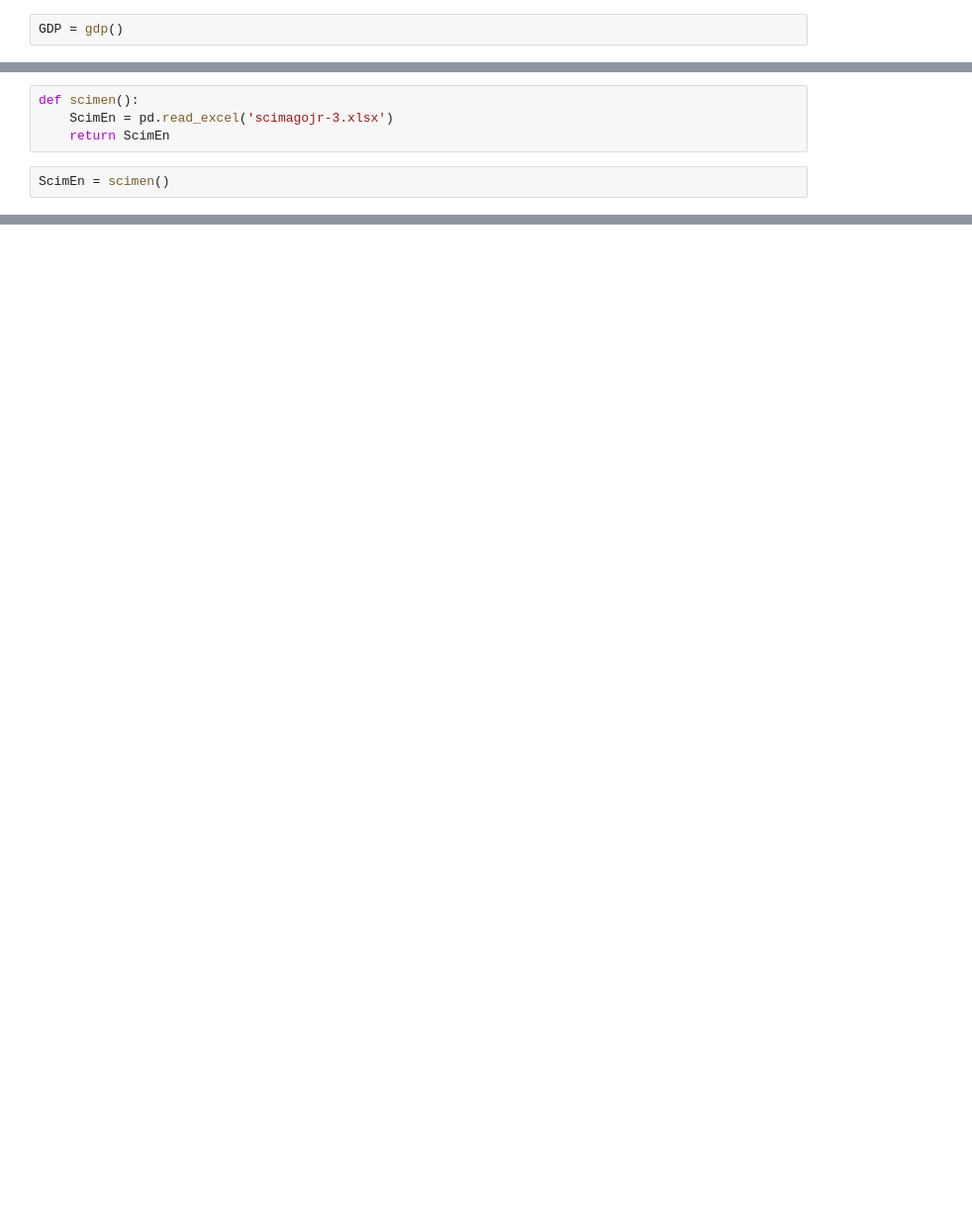
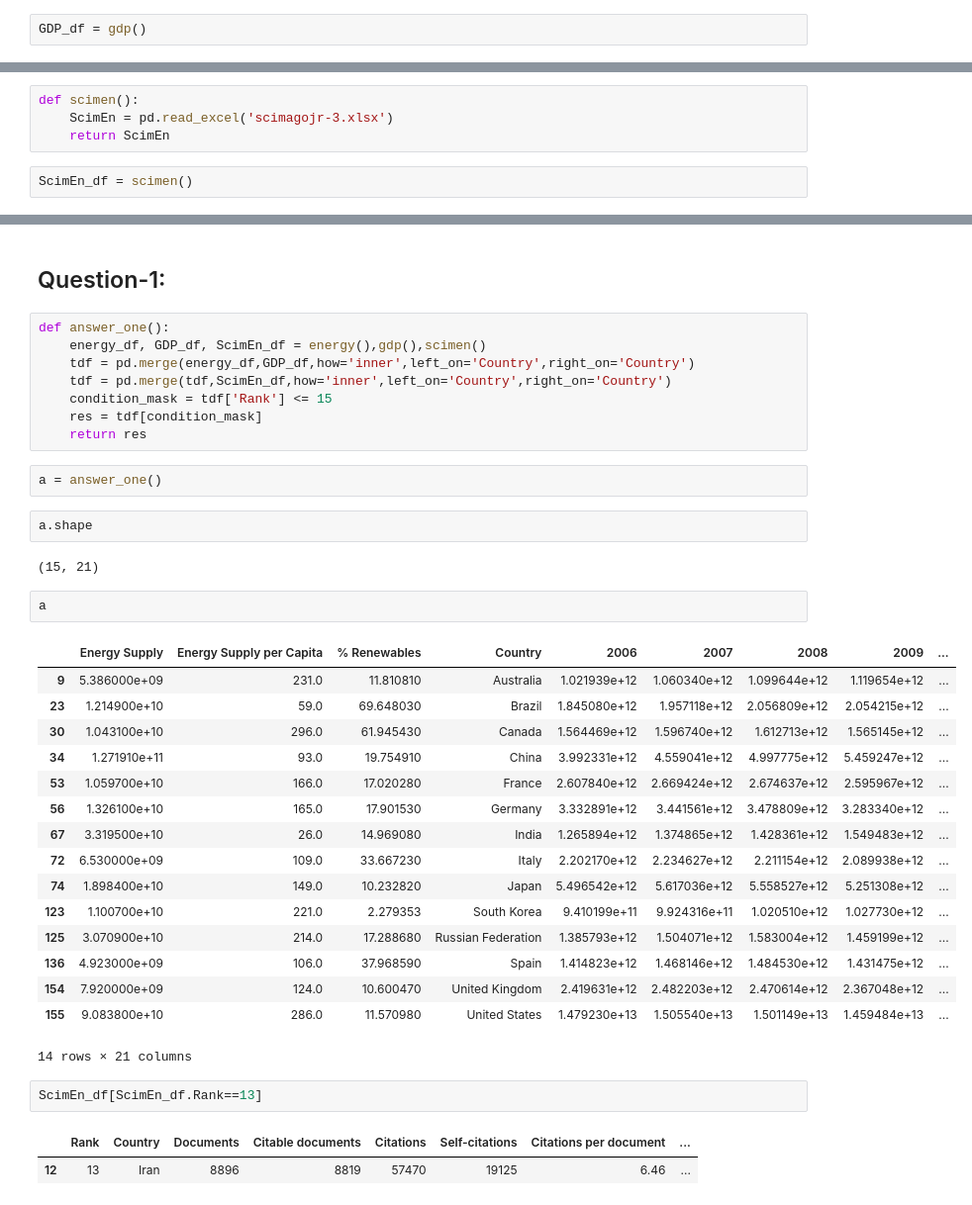
Before and after one commit to pradeepsathyamurthy/Online_Courses, a Jupyter notebook: Applied Data Science/HW3.ipynb, the cells around one changed output, grey strips where cells are left out. Shown at 99% size. Cells and saved outputs as stored; diff of their text form; blank space fills up the shorter version.

```diff
--- a/Applied Data Science/HW3.ipynb
+++ b/Applied Data Science/HW3.ipynb
@@ -366,5 +255,5 @@ def gdp():
     GDP_DF2 = GDP[GDP_col_needed]
     return GDP_DF2
 # %%
-GDP = gdp()
+GDP_df = gdp()
 # %%
@@ -397,5 +286,5 @@ def scimen():
     ScimEn = pd.read_excel('scimagojr-3.xlsx')
     return ScimEn
 # %%
-ScimEn = scimen()
+ScimEn_df = scimen()
 # %%
@@ -420,3 +309,43 @@ ScimEn.iloc[[0,-1]]
 |  | Rank | Country | Documents | Citable documents | Citations | Self-citations | Citations per document | ... |
 | 0 | 1 | China | 127050 | 126767 | 597237 | 411683 | 4.7 | ... |
 | 190 | 191 | Mauritania | 1 | 1 | 1 | 0 | 1.0 | ... |
+# %% [markdown]
+## Question-1:
+# %%
+def answer_one():
+    energy_df, GDP_df, ScimEn_df = energy(),gdp(),scimen()
+    tdf = pd.merge(energy_df,GDP_df,how='inner',left_on='Country',right_on='Country')
+    tdf = pd.merge(tdf,ScimEn_df,how='inner',left_on='Country',right_on='Country')
+    condition_mask = tdf['Rank'] <= 15
+    res = tdf[condition_mask]
+    return res
+# %%
+a = answer_one()
+# %%
+a.shape
+# %% [output]
+(15, 21)
+# %%
+a
+# %% [output]
+|  | Energy Supply | Energy Supply per Capita | % Renewables | Country | 2006 | 2007 | 2008 | 2009 | ... |
+| 9 | 5.386000e+09 | 231.0 | 11.810810 | Australia | 1.021939e+12 | 1.060340e+12 | 1.099644e+12 | 1.119654e+12 | ... |
+| 23 | 1.214900e+10 | 59.0 | 69.648030 | Brazil | 1.845080e+12 | 1.957118e+12 | 2.056809e+12 | 2.054215e+12 | ... |
+| 30 | 1.043100e+10 | 296.0 | 61.945430 | Canada | 1.564469e+12 | 1.596740e+12 | 1.612713e+12 | 1.565145e+12 | ... |
+| 34 | 1.271910e+11 | 93.0 | 19.754910 | China | 3.992331e+12 | 4.559041e+12 | 4.997775e+12 | 5.459247e+12 | ... |
+| 53 | 1.059700e+10 | 166.0 | 17.020280 | France | 2.607840e+12 | 2.669424e+12 | 2.674637e+12 | 2.595967e+12 | ... |
+| 56 | 1.326100e+10 | 165.0 | 17.901530 | Germany | 3.332891e+12 | 3.441561e+12 | 3.478809e+12 | 3.283340e+12 | ... |
+| 67 | 3.319500e+10 | 26.0 | 14.969080 | India | 1.265894e+12 | 1.374865e+12 | 1.428361e+12 | 1.549483e+12 | ... |
+| 72 | 6.530000e+09 | 109.0 | 33.667230 | Italy | 2.202170e+12 | 2.234627e+12 | 2.211154e+12 | 2.089938e+12 | ... |
+| 74 | 1.898400e+10 | 149.0 | 10.232820 | Japan | 5.496542e+12 | 5.617036e+12 | 5.558527e+12 | 5.251308e+12 | ... |
+| 123 | 1.100700e+10 | 221.0 | 2.279353 | South Korea | 9.410199e+11 | 9.924316e+11 | 1.020510e+12 | 1.027730e+12 | ... |
+| 125 | 3.070900e+10 | 214.0 | 17.288680 | Russian Federation | 1.385793e+12 | 1.504071e+12 | 1.583004e+12 | 1.459199e+12 | ... |
+| 136 | 4.923000e+09 | 106.0 | 37.968590 | Spain | 1.414823e+12 | 1.468146e+12 | 1.484530e+12 | 1.431475e+12 | ... |
+| 154 | 7.920000e+09 | 124.0 | 10.600470 | United Kingdom | 2.419631e+12 | 2.482203e+12 | 2.470614e+12 | 2.367048e+12 | ... |
+| 155 | 9.083800e+10 | 286.0 | 11.570980 | United States | 1.479230e+13 | 1.505540e+13 | 1.501149e+13 | 1.459484e+13 | ... |
+14 rows × 21 columns
+# %%
+ScimEn_df[ScimEn_df.Rank==13]
+# %% [output]
+|  | Rank | Country | Documents | Citable documents | Citations | Self-citations | Citations per document | ... |
+| 12 | 13 | Iran | 8896 | 8819 | 57470 | 19125 | 6.46 | ... |
```
Also changed, not shown: parts of 35 cells of this notebook.
